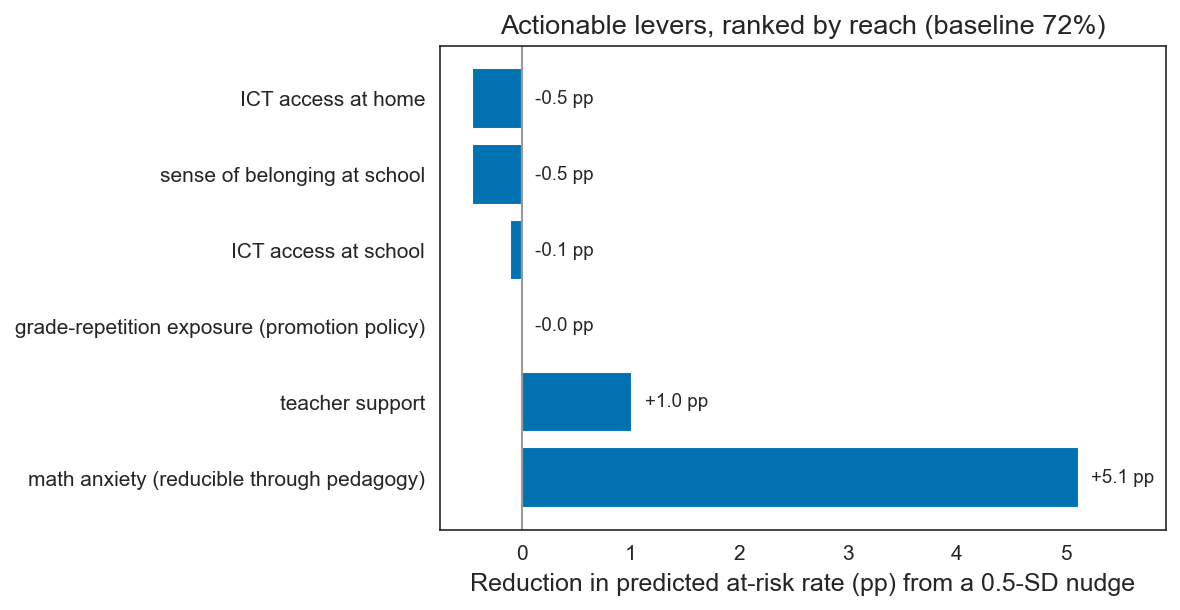
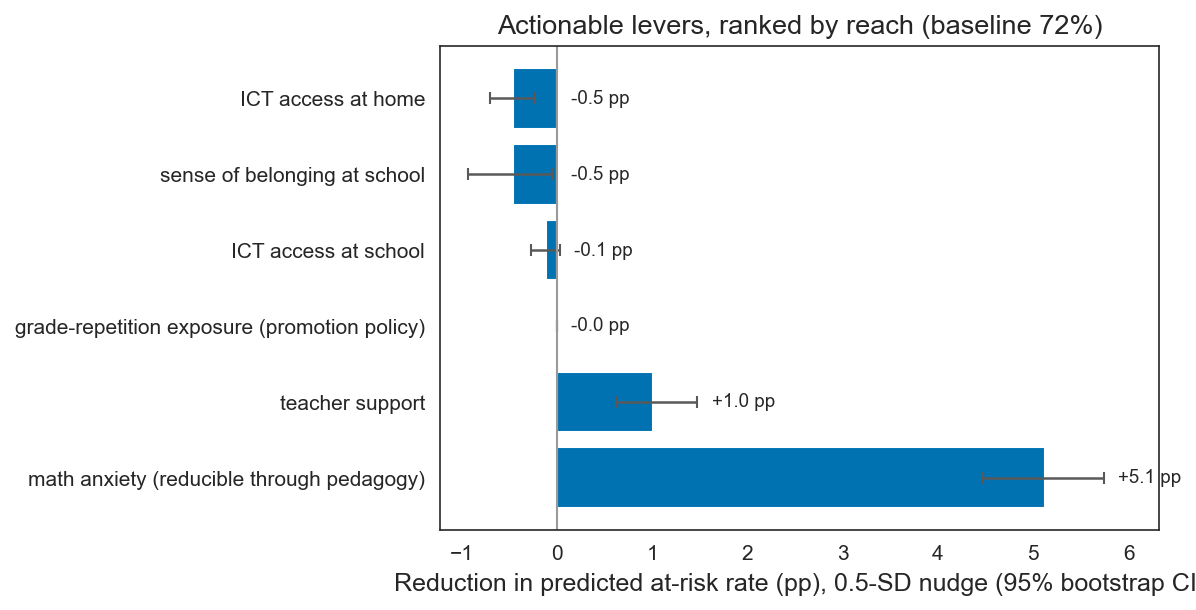
The notebook cell's code change between the first figure and the second:
--- before
+++ after
@@ -4,13 +4,16 @@
 r = lev.sort_values('delta_at_risk_rate', ascending=True).copy()
 r['reduction_pp'] = -r['delta_at_risk_rate']*100
+lo = -r['ci_high']*100; hi = -r['ci_low']*100
+xerr = [(r['reduction_pp']-lo).values, (hi-r['reduction_pp']).values]
 fig, ax = plt.subplots(figsize=(8,4.2))
-ax.barh(r['description'], r['reduction_pp'], color=PALETTE['blue'], edgecolor='white')
-for y,v in enumerate(r['reduction_pp']):
-    ax.annotate(f'{v:+.1f} pp', xy=(max(v,0.0),y), xytext=(6,0),
+ax.barh(r['description'], r['reduction_pp'], color=PALETTE['blue'], edgecolor='white',
+        xerr=xerr, error_kw=dict(ecolor='0.35', capsize=3, lw=1.2))
+for y,(v,h) in enumerate(zip(r['reduction_pp'], hi.values)):
+    ax.annotate(f'{v:+.1f} pp', xy=(max(v,h,0.0),y), xytext=(7,0),
                 textcoords='offset points', va='center', ha='left', fontsize=9)
 ax.axvline(0, color='0.6', lw=1)
-ax.set_xlim(min(r['reduction_pp'].min()-0.3,-0.5), r['reduction_pp'].max()+0.8)
-ax.set_xlabel('Reduction in predicted at-risk rate (pp) from a 0.5-SD nudge')
+ax.set_xlim(min(lo.min()-0.3,-0.5), r['reduction_pp'].max()+1.2)
+ax.set_xlabel('Reduction in predicted at-risk rate (pp), 0.5-SD nudge (95% bootstrap CI)')
 ax.set_title(f'Actionable levers, ranked by reach (baseline {base*100:.0f}%)')
 plt.tight_layout(); plt.show()
-lev[['lever','description','direction','delta_at_risk_rate','matches_expected_sign']]
+lev[['lever','description','direction','delta_at_risk_rate','ci_low','ci_high']]

Commit: feat: bootstrap CIs on lever effects, geographic-novelty positioning, single policy recommendation